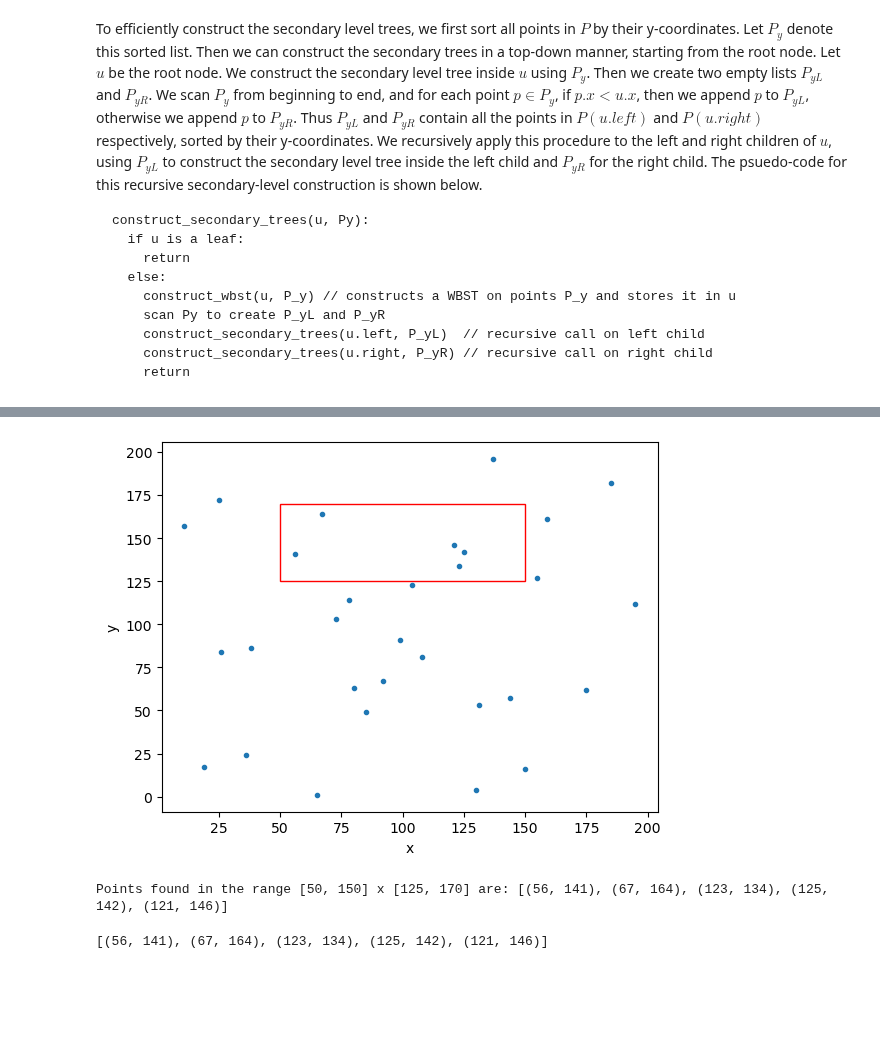
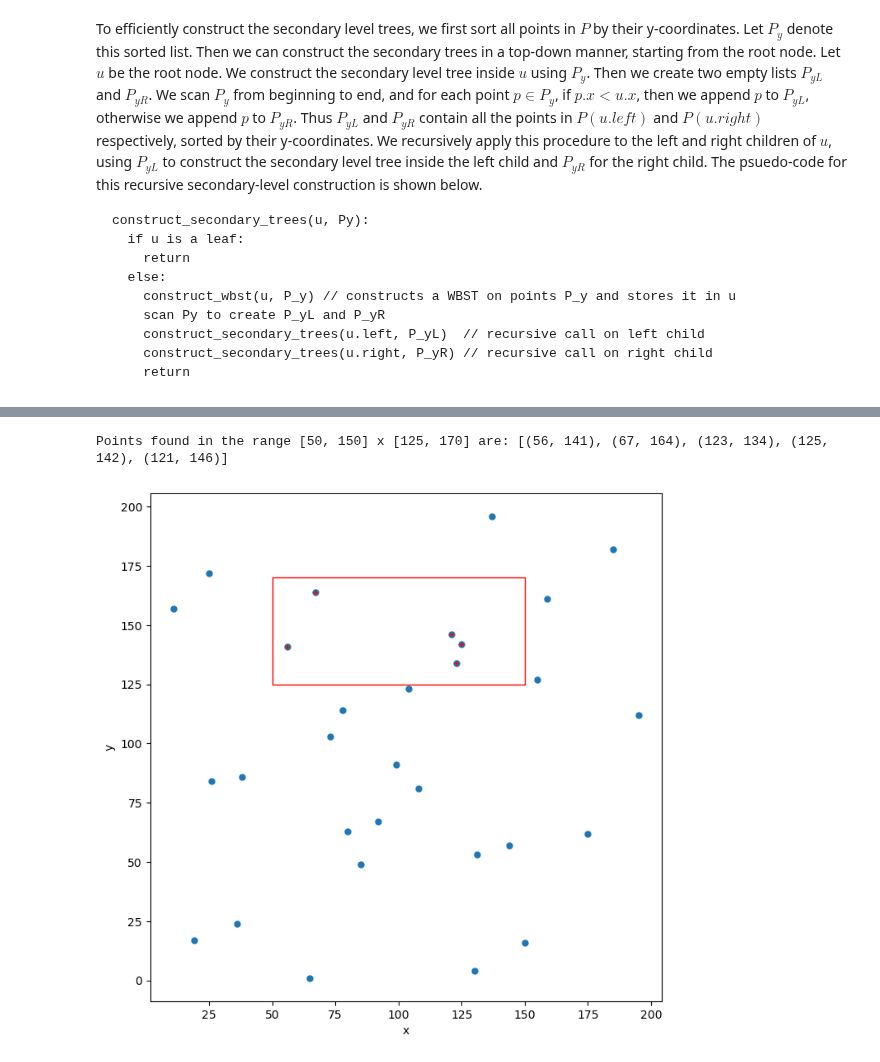
Before and after one commit to tsultan16/Classic_Algorithms, a Jupyter notebook: Range_Tree/2d_range_tree.ipynb, the cells around one changed output, grey strips where cells are left out. Cells and saved outputs as stored; diff of their text form; code cells hidden in the pictures; blank space fills up the shorter version.

Commit message:
created separate function for visualizing 2d  range search results

```diff
--- a/Range_Tree/2d_range_tree.ipynb
+++ b/Range_Tree/2d_range_tree.ipynb
@@ -61,6 +61,32 @@ def visualize_tree(root):
     graph = Digraph()
     add_nodes_edges(graph, root)
     return Source(graph.source)
+
+
+def plot_points(P, Q, found_points):
+    Px = [p[0] for p in P]
+    Py = [p[1] for p in P]
+
+    # set figure size
+    plt.figure(figsize=(8, 8))
+
+    # plot the points on a 2D plane
+    plt.plot(Px, Py, 'o', markersize=5)
+    plt.xlabel('x')
+    plt.ylabel('y')
+
+    # create a rectangle
+    x1, x2 = Q[0]
+    y1, y2 = Q[1]
+    rect = patches.Rectangle((x1, y1), x2-x1, y2-y1, linewidth=1, edgecolor='r', facecolor='none')
+    # add the rectangle to the plot
+    plt.gca().add_patch(rect)
+
+    # draw thin circle around each reported point on the plot
+    for p in found_points:
+        plt.plot(p[0], p[1], '+', markersize=4, markerfacecolor='none', markeredgecolor='r')
+
+    plt.show()
 # %%
 class Node:
     def __init__(self, key=None, data=None, parent=None, left=None, right=None):
@@ -303,27 +329,14 @@ tree = range2d(P)
 visualize_tree(tree.get_root)
 # %% [output]
 [drawing not drawn]
-# %%
-# set the 2D range query
-Q = [(50, 150), (125, 170)]
-
-# plot the points on a 2D plane
-plt.plot(Px, Py, 'o', markersize=3)
-plt.xlabel('x')
-plt.ylabel('y')
-
-# create a rectangle
-x1, x2 = Q[0]
-y1, y2 = Q[1]
-rect = patches.Rectangle((x1, y1), x2-x1, y2-y1, linewidth=1, edgecolor='r', facecolor='none')
-# add the rectangle to the plot
-plt.gca().add_patch(rect)
-plt.show()
-
-
-# report all points in the 2D range Q
-tree.report_range_2d(Q)
-# %% [output]
-[figure, removed]
-Points found in the range [50, 150] x [125, 170] are: [(56, 141), (67, 164), (123, 134), (125, 142), (121, 146)]
-[(56, 141), (67, 164), (123, 134), (125, 142), (121, 146)]
+# %%
+# set the 2D range query
+Q = [(50, 150), (125, 170)]
+
+# report all points in the 2D range Q
+points = tree.report_range_2d(Q)
+
+plot_points(P, Q, points)
+# %% [output]
+Points found in the range [50, 150] x [125, 170] are: [(56, 141), (67, 164), (123, 134), (125, 142), (121, 146)]
+[figure, added]
```
